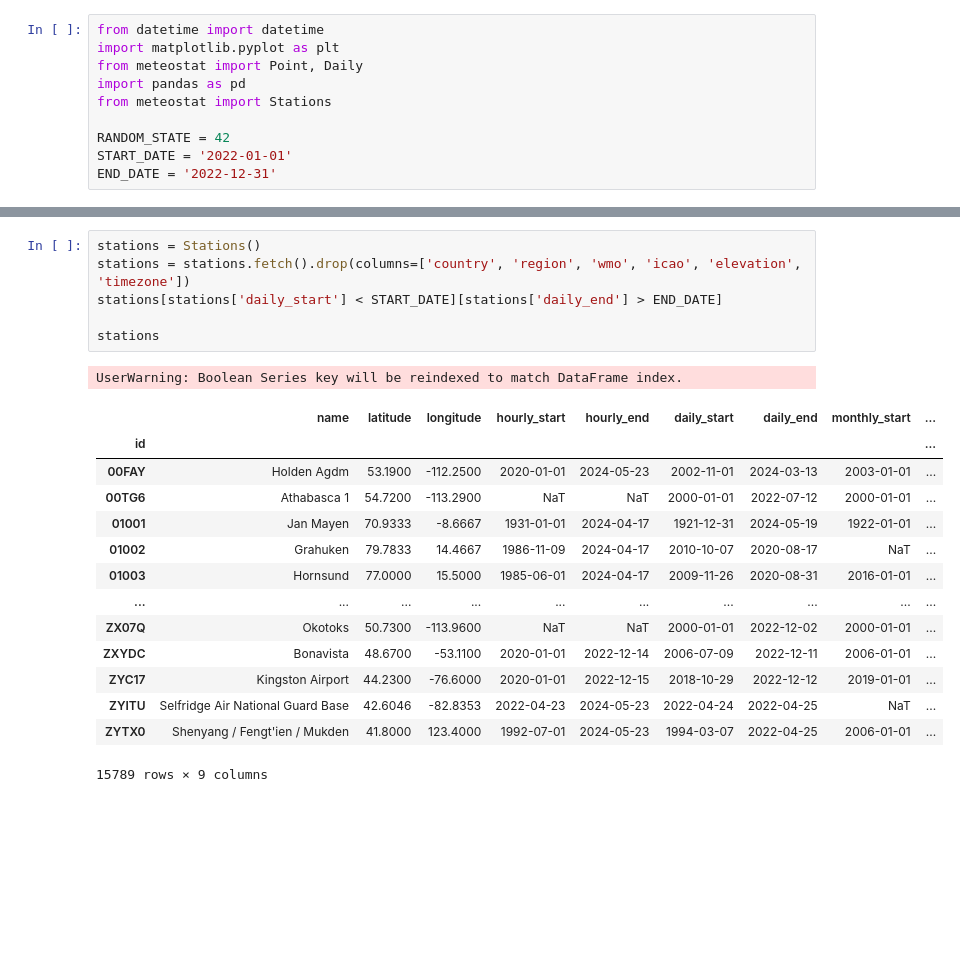
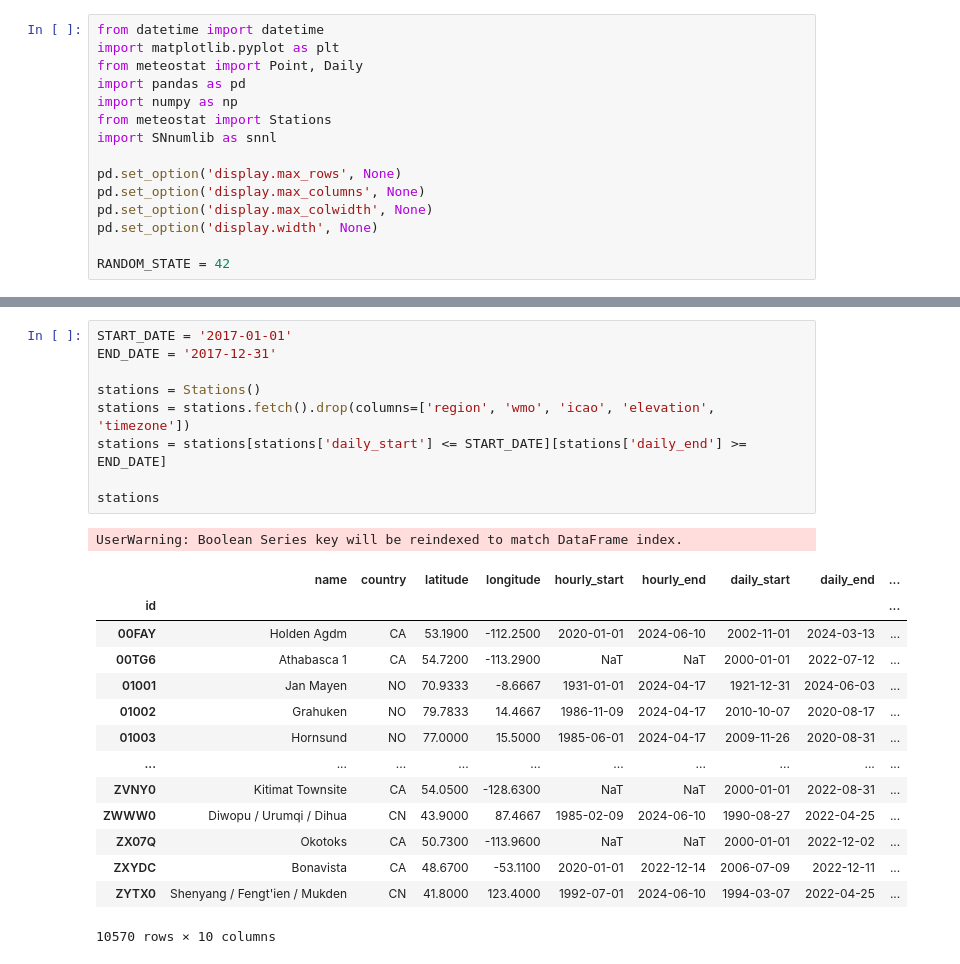
Before and after one commit to CALLmeDOMIN/Meterology-Data-Interpolation, a Jupyter notebook: main.ipynb, the cells around one changed output, grey strips where cells are left out. Saved outputs shown, nothing was run; the diff lists cells and outputs as text; blank space fills up the shorter version.

```diff
--- a/main.ipynb
+++ b/main.ipynb
@@ -3,8 +3,13 @@ from datetime import datetime
 import matplotlib.pyplot as plt
 from meteostat import Point, Daily
 import pandas as pd
+import numpy as np
 from meteostat import Stations
+import SNnumlib as snnl
+
+pd.set_option('display.max_rows', None)
+pd.set_option('display.max_columns', None)
+pd.set_option('display.max_colwidth', None)
+pd.set_option('display.width', None)
 
 RANDOM_STATE = 42
-START_DATE = '2022-01-01'
-END_DATE = '2022-12-31'
@@ -13,23 +16,26 @@ END_DATE = '2022-12-31'
 # %%
+START_DATE = '2017-01-01'
+END_DATE = '2017-12-31'
+
 stations = Stations()
-stations = stations.fetch().drop(columns=['country', 'region', 'wmo', 'icao', 'elevation', 'timezone'])
-stations[stations['daily_start'] < START_DATE][stations['daily_end'] > END_DATE]
+stations = stations.fetch().drop(columns=['region', 'wmo', 'icao', 'elevation', 'timezone'])
+stations = stations[stations['daily_start'] <= START_DATE][stations['daily_end'] >= END_DATE]
 
 stations
 # %% [output]
 UserWarning: Boolean Series key will be reindexed to match DataFrame index.
-|  | name | latitude | longitude | hourly_start | hourly_end | daily_start | daily_end | monthly_start | ... |
+|  | name | country | latitude | longitude | hourly_start | hourly_end | daily_start | daily_end | ... |
 | id |  |  |  |  |  |  |  |  | ... |
-| 00FAY | Holden Agdm | 53.1900 | -112.2500 | 2020-01-01 | 2024-05-23 | 2002-11-01 | 2024-03-13 | 2003-01-01 | ... |
-| 00TG6 | Athabasca 1 | 54.7200 | -113.2900 | NaT | NaT | 2000-01-01 | 2022-07-12 | 2000-01-01 | ... |
-| 01001 | Jan Mayen | 70.9333 | -8.6667 | 1931-01-01 | 2024-04-17 | 1921-12-31 | 2024-05-19 | 1922-01-01 | ... |
-| 01002 | Grahuken | 79.7833 | 14.4667 | 1986-11-09 | 2024-04-17 | 2010-10-07 | 2020-08-17 | NaT | ... |
-| 01003 | Hornsund | 77.0000 | 15.5000 | 1985-06-01 | 2024-04-17 | 2009-11-26 | 2020-08-31 | 2016-01-01 | ... |
+| 00FAY | Holden Agdm | CA | 53.1900 | -112.2500 | 2020-01-01 | 2024-06-10 | 2002-11-01 | 2024-03-13 | ... |
+| 00TG6 | Athabasca 1 | CA | 54.7200 | -113.2900 | NaT | NaT | 2000-01-01 | 2022-07-12 | ... |
+| 01001 | Jan Mayen | NO | 70.9333 | -8.6667 | 1931-01-01 | 2024-04-17 | 1921-12-31 | 2024-06-03 | ... |
+| 01002 | Grahuken | NO | 79.7833 | 14.4667 | 1986-11-09 | 2024-04-17 | 2010-10-07 | 2020-08-17 | ... |
+| 01003 | Hornsund | NO | 77.0000 | 15.5000 | 1985-06-01 | 2024-04-17 | 2009-11-26 | 2020-08-31 | ... |
 | ... | ... | ... | ... | ... | ... | ... | ... | ... | ... |
-| ZX07Q | Okotoks | 50.7300 | -113.9600 | NaT | NaT | 2000-01-01 | 2022-12-02 | 2000-01-01 | ... |
-| ZXYDC | Bonavista | 48.6700 | -53.1100 | 2020-01-01 | 2022-12-14 | 2006-07-09 | 2022-12-11 | 2006-01-01 | ... |
-| ZYC17 | Kingston Airport | 44.2300 | -76.6000 | 2020-01-01 | 2022-12-15 | 2018-10-29 | 2022-12-12 | 2019-01-01 | ... |
-| ZYITU | Selfridge Air National Guard Base | 42.6046 | -82.8353 | 2022-04-23 | 2024-05-23 | 2022-04-24 | 2022-04-25 | NaT | ... |
-| ZYTX0 | Shenyang / Fengt'ien / Mukden | 41.8000 | 123.4000 | 1992-07-01 | 2024-05-23 | 1994-03-07 | 2022-04-25 | 2006-01-01 | ... |
+| ZVNY0 | Kitimat Townsite | CA | 54.0500 | -128.6300 | NaT | NaT | 2000-01-01 | 2022-08-31 | ... |
+| ZWWW0 | Diwopu / Urumqi / Dihua | CN | 43.9000 | 87.4667 | 1985-02-09 | 2024-06-10 | 1990-08-27 | 2022-04-25 | ... |
+| ZX07Q | Okotoks | CA | 50.7300 | -113.9600 | NaT | NaT | 2000-01-01 | 2022-12-02 | ... |
+| ZXYDC | Bonavista | CA | 48.6700 | -53.1100 | 2020-01-01 | 2022-12-14 | 2006-07-09 | 2022-12-11 | ... |
+| ZYTX0 | Shenyang / Fengt'ien / Mukden | CN | 41.8000 | 123.4000 | 1992-07-01 | 2024-06-10 | 1994-03-07 | 2022-04-25 | ... |
-15789 rows × 9 columns
+10570 rows × 10 columns
 # %%
```
Also changed, not shown: parts of 18 cells of this notebook.
